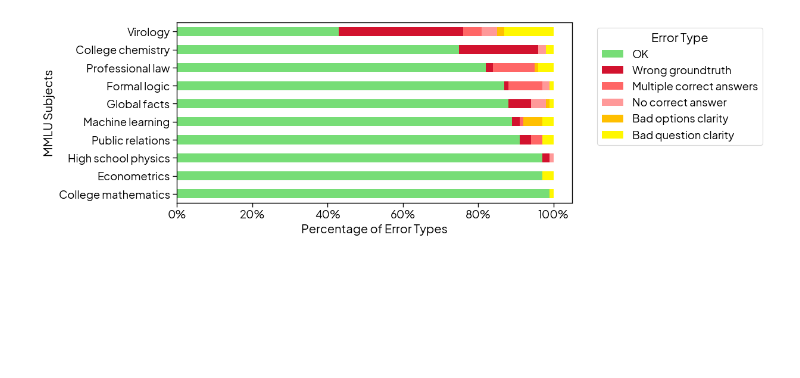
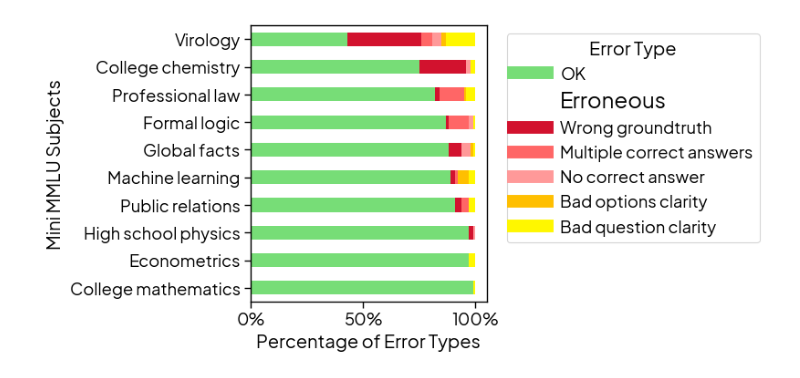
Before and after one commit to aryopg/mmlu-redux, a Jupyter notebook: scripts/mini_mmlu_eda.ipynb, the cells around one changed output. Drawn from its saved outputs; the diff is of its cells as text; code cells hidden in the pictures; blank space fills up the shorter version.

Commit message:
multi experts exploration

```diff
--- a/scripts/mini_mmlu_eda.ipynb
+++ b/scripts/mini_mmlu_eda.ipynb
@@ -1,26 +99,16 @@
 # %%
-import seaborn as sns
 import pandas as pd
 import matplotlib.pyplot as plt
+import seaborn as sns
+from matplotlib.colors import ListedColormap
+import matplotlib.patches as mpatches
 from datasets import load_dataset
-from matplotlib.colors import ListedColormap
-
-import matplotlib.pyplot as plt
-from matplotlib import font_manager
-
-# Add the font to Matplotlib's font manager
-font_manager.fontManager.addfont("/Library/Fonts/PlusJakartaSans-Regular.ttf")
-
-# Set the font globally for all text elements
-plt.rcParams['font.family'] = 'Plus Jakarta Sans'
-
 
 def error_type_capitalize(error_type):
     if error_type.lower() == "ok":
         return "OK"
     else:
         return error_type.replace("_", " ").capitalize()
-
 
 configs = [
     "college_chemistry",
@@ -36,12 +124,10 @@ configs = [
 ]
 
 # Set a general style
-# plt.style.use('whitegrid')
 sns.set_context("paper", font_scale=1.5)  # Adjust font scale for better readability
 
-
 # Create a vertically long figure to fit a single column
-fig, ax = plt.subplots(figsize=(15, 4))  # Adjust the figure size as needed
+fig, ax = plt.subplots(figsize=(10, 4))  # Adjust the figure size as needed
 
 # Initialize a DataFrame to store all data
 all_data = pd.DataFrame()
@@ -64,36 +150,64 @@ for config in configs:
 # Pivot the data to get counts of each error type per configuration
 data_pivot = all_data.pivot_table(index='Config', columns='Error Type', aggfunc=len, fill_value=0)
 
 # Define the desired order of columns
 columns_order = ['OK', 'Wrong groundtruth', 'Multiple correct answers', 'No correct answer', 'Bad options clarity', 'Bad question clarity']
 
 # Reorder the columns according to the specified order
 data_pivot = data_pivot[columns_order]
 
 # Sort data by the count of "OK" error type in ascending order
 data_pivot = data_pivot.sort_values(by="OK", ascending=False)
 
 # Normalize the data by row to get percentages
 data_normalized = data_pivot.div(data_pivot.sum(axis=1), axis=0)
 
 # Define a custom color map
 colors = ['#77dd77', '#d2122e', '#ff6666', '#ff9999', '#ffbf00', '#fff700']  # Adjust these colors as needed
 color_map = ListedColormap([colors[columns_order.index(et)] for et in columns_order])
 
 # Plot the stacked bar chart using the custom color map
-data_normalized.plot(kind='barh', stacked=True, ax=ax, legend=True, colormap=color_map)
+data_normalized.plot(kind='barh', stacked=True, ax=ax, legend=False, colormap=color_map)
 ax.set_xlabel('Percentage of Error Types')
-ax.set_ylabel('MMLU Subjects')
+ax.set_ylabel('Mini MMLU Subjects')
 ax.xaxis.set_major_formatter(plt.FuncFormatter('{:.0%}'.format))  # Format the x-axis labels as percentages
 
-# Move the legend outside of the plot
-ax.legend(title='Error Type', bbox_to_anchor=(1.05, 1), loc='upper left')
+# Create custom legend handles
+handles = [
+    plt.Line2D([], [], color=colors[0], lw=10, label='OK'),
+    mpatches.Patch(color='none', label='Erroneous'),  # Subheading
+    plt.Line2D([], [], color=colors[1], lw=10, label='Wrong groundtruth'),
+    plt.Line2D([], [], color=colors[2], lw=10, label='Multiple correct answers'),
+    plt.Line2D([], [], color=colors[3], lw=10, label='No correct answer'),
+    plt.Line2D([], [], color=colors[4], lw=10, label='Bad options clarity'),
+    plt.Line2D([], [], color=colors[5], lw=10, label='Bad question clarity')
+]
 
-plt.tight_layout(rect=[0,0,0.85,1])
+# Create custom labels
+labels = [
+    'OK',
+    'Erroneous',
+    'Wrong groundtruth',
+    'Multiple correct answers',
+    'No correct answer',
+    'Bad options clarity',
+    'Bad question clarity'
+]
+
+# Create the legend with custom handles and labels
+legend = plt.legend(handles=handles, labels=labels, title='Error Type', bbox_to_anchor=(1.05, 1), loc='upper left')
+
+# Customize legend appearance for subheadings
+for text in legend.get_texts():
+    if text.get_text() in ['Erroneous']:
+        text.set_fontsize('large')
+        text.set_fontweight('bold')
+
+plt.tight_layout(rect=[0, 0, 0.85, 1])
 
 plt.savefig('mini-mmlu-stats.pdf', format='pdf', bbox_inches='tight')
 
 # Show the plots
 plt.show()
 # %% [output]
-[figure, old version]
+[figure, new version]
```
Also changed, not shown: parts of 4 cells of this notebook, 35 other files.
